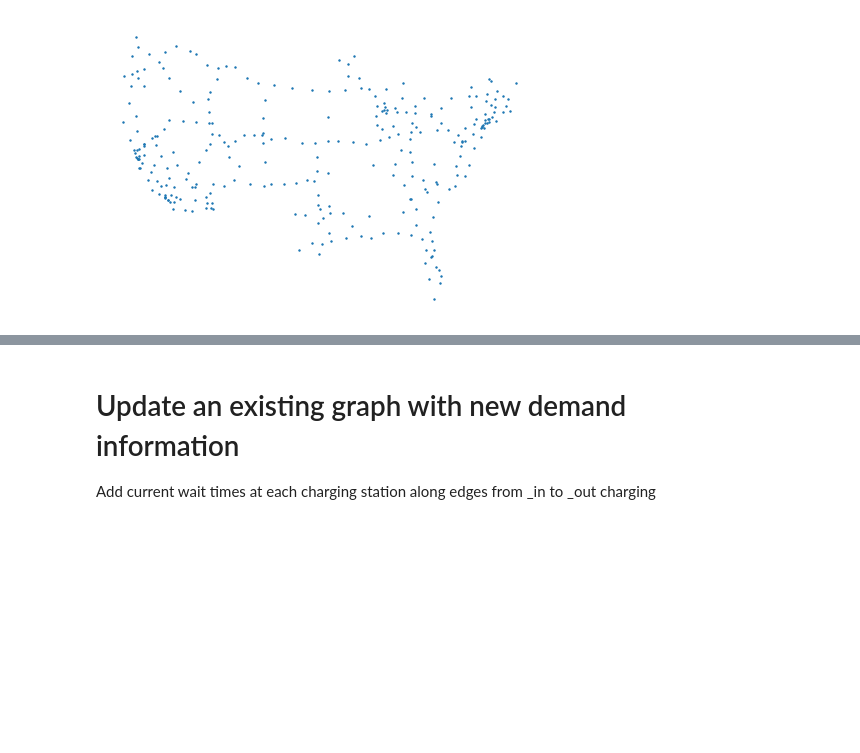
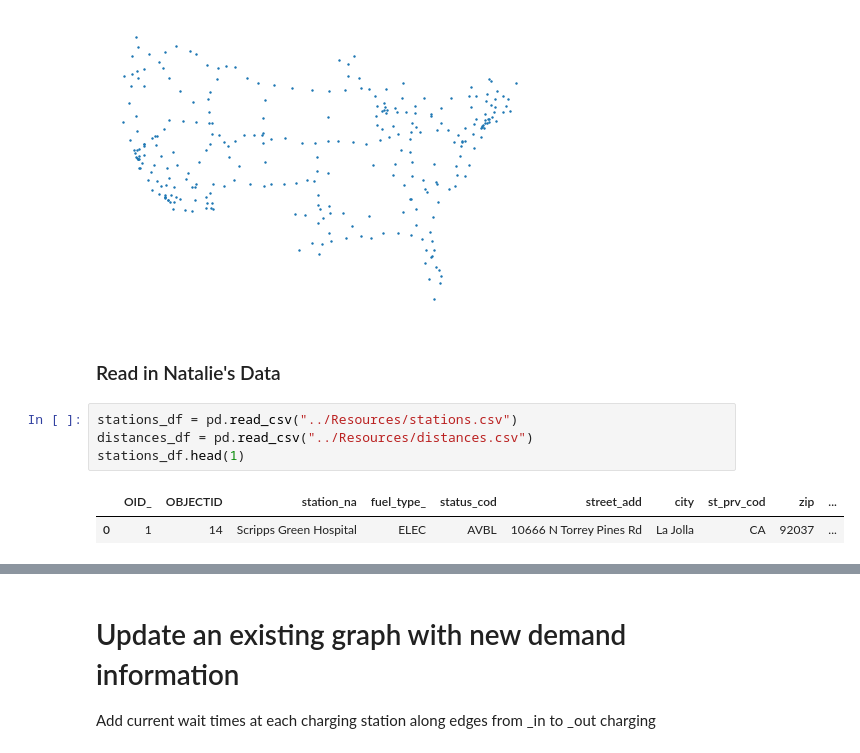
Before and after one commit to alandler/i5_freight_simulation, a Jupyter notebook: Graph Duplication.ipynb, the cells around one changed output, grey strips where cells are left out. Drawn from its saved outputs; the diff is of its cells as text; blank space fills up the shorter version.

```diff
--- a/Graph Duplication.ipynb
+++ b/Graph Duplication.ipynb
@@ -185,3 +185,12 @@ real_G.add_nodes_from(node_list)
 nx.draw(real_G,pos,with_labels=False,node_size = 2)
 # %% [output]
 [figure]
+# %% [markdown]
+### Read in Natalie's Data
+# %%
+stations_df = pd.read_csv("../Resources/stations.csv")
+distances_df = pd.read_csv("../Resources/distances.csv")
+stations_df.head(1)
+# %% [output]
+|  | OID_ | OBJECTID | station_na | fuel_type_ | status_cod | street_add | city | st_prv_cod | zip | ... |
+| 0 | 1 | 14 | Scripps Green Hospital | ELEC | AVBL | 10666 N Torrey Pines Rd | La Jolla | CA | 92037 | ... |
```
Also changed, not shown: parts of 6 cells of this notebook.
